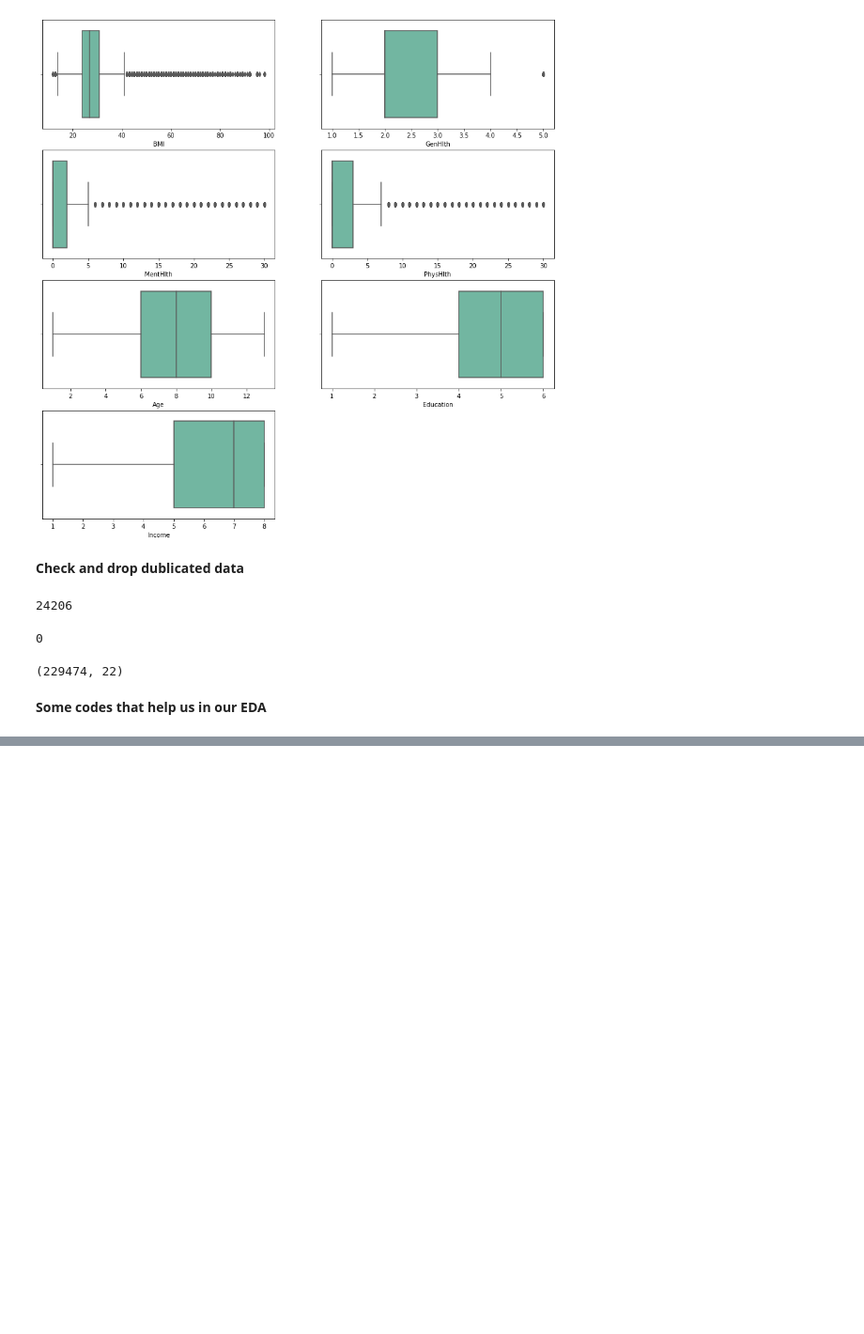
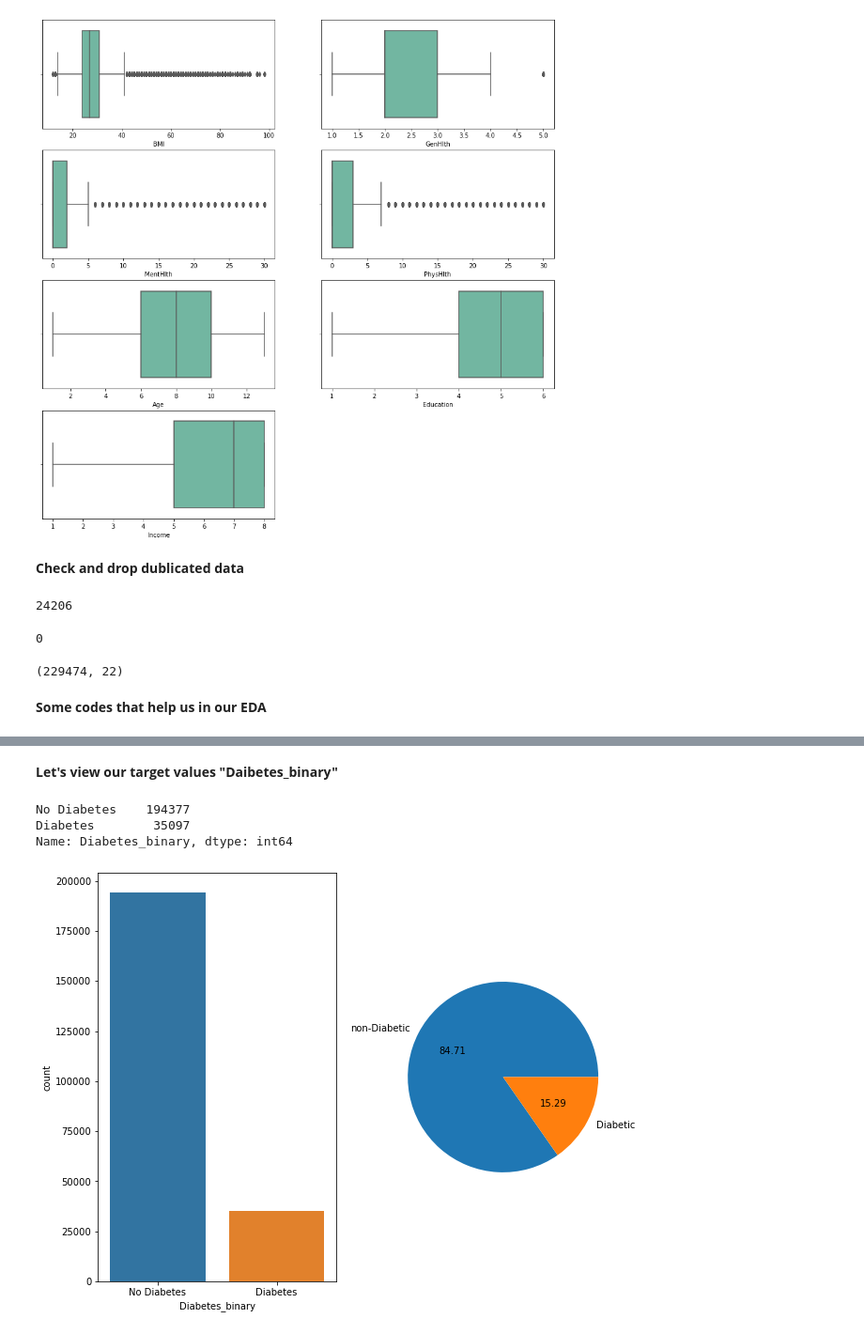
Before and after one commit to usman-kottakkaran/Diabetes-Prediction-System, a Jupyter notebook: DiabetesPrediction01.ipynb, the cells around one changed output, grey strips where cells are left out. Shown at 94% size. Saved outputs shown, nothing was run; the diff lists cells and outputs as text; code cells hidden in the pictures; blank space fills up the shorter version.

```diff
--- a/DiabetesPrediction01.ipynb
+++ b/DiabetesPrediction01.ipynb
@@ -330,0 +375,25 @@ data2.Income[data2['Income'] == 8] = '$75,000 or More'
+# %% [markdown]
+**Let's view our target values "Daibetes_binary"**
+# %%
+#average of column Daibetes_binary
+# 0 for non-Diabetic person and 1 for Diabetic person
+
+data2["Diabetes_binary"].value_counts()
+# %% [output]
+No Diabetes    194377
+Diabetes        35097
+Name: Diabetes_binary, dtype: int64
+# %%
+#checking the value count of Diabetes_binary_str by using countplot
+figure1, plot1 = plt.subplots(1,2,figsize=(10,8))
+
+sns.countplot(data2['Diabetes_binary'],ax=plot1[0])
+
+
+#checking diabetic and non diabetic pepoles average by pie
+
+labels=["non-Diabetic","Diabetic"]
+
+plt.pie(data2["Diabetes_binary"].value_counts() , labels =labels ,autopct='%.02f' );
+# %% [output]
+[figure, added]
```
Also changed, not shown: parts of 22 cells of this notebook.
